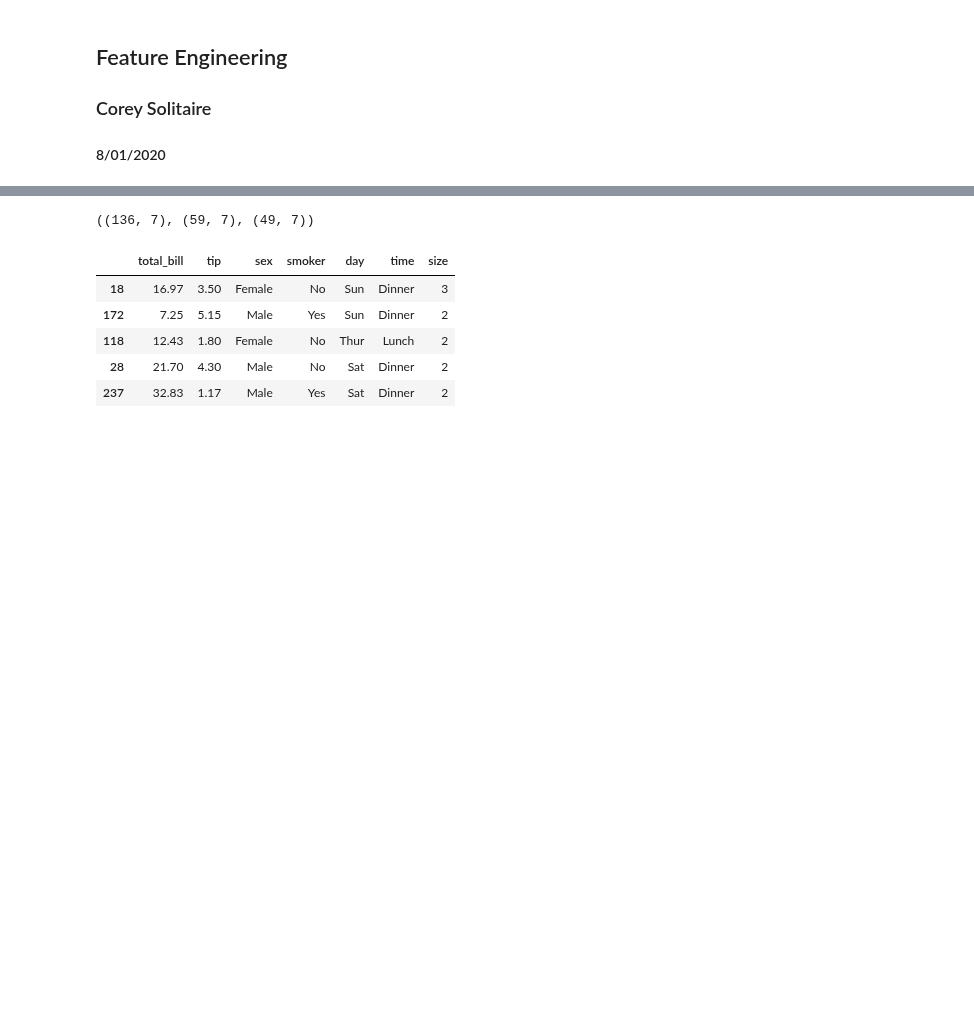
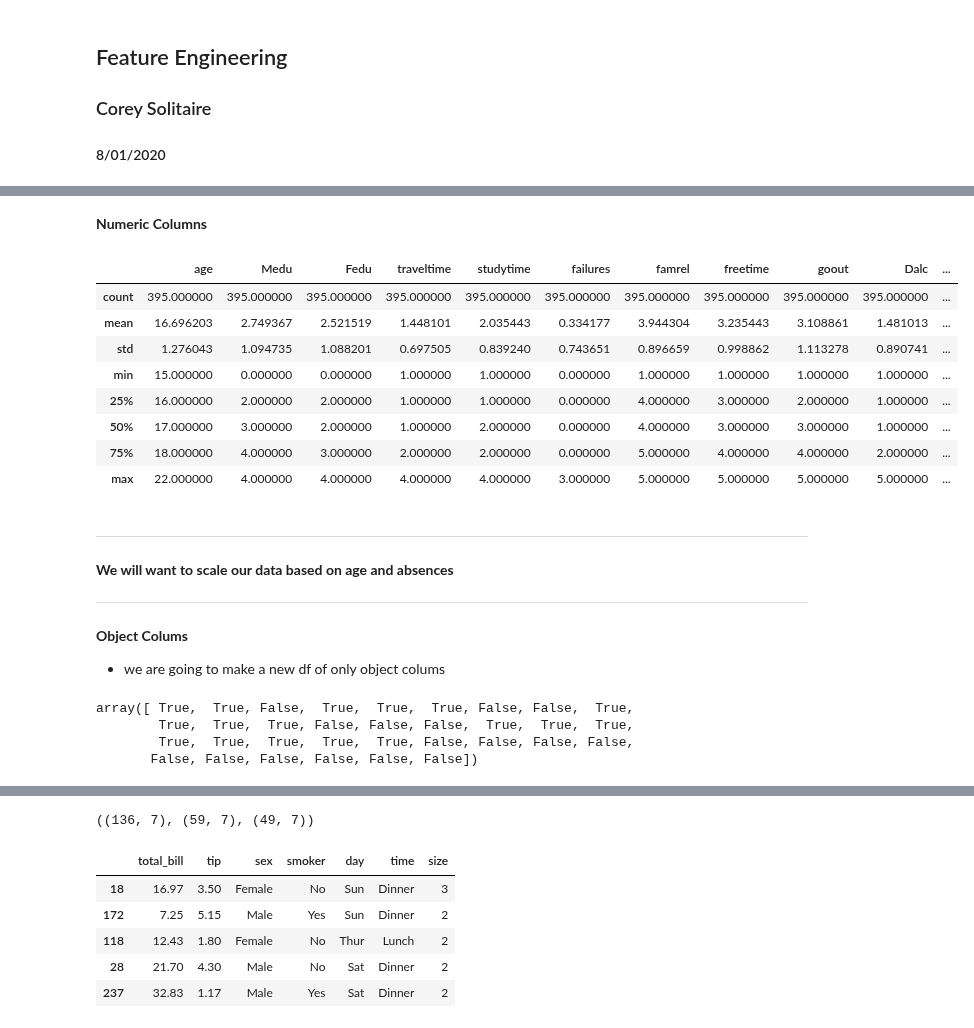
Before and after one commit to CSolitaire/regression-exercises, a Jupyter notebook: feature_engineering.ipynb, the cells around one changed output, grey strips where cells are left out. Cells and saved outputs as stored; diff of their text form; code cells hidden in the pictures; blank space fills up the shorter version.

```diff
--- a/feature_engineering.ipynb
+++ b/feature_engineering.ipynb
@@ -18,0 +112,3 @@ from statsmodels.formula.api import ols
+# %%
+df = pd.read_csv("student-mat.csv", sep=";")
+df.head()
@@ -18,0 +165,34 @@ from statsmodels.formula.api import ols
+# %% [markdown]
+**Numeric Columns**
+# %%
+df.describe()
+# %% [output]
+|  | age | Medu | Fedu | traveltime | studytime | failures | famrel | freetime | goout | Dalc | ... |
+| count | 395.000000 | 395.000000 | 395.000000 | 395.000000 | 395.000000 | 395.000000 | 395.000000 | 395.000000 | 395.000000 | 395.000000 | ... |
+| mean | 16.696203 | 2.749367 | 2.521519 | 1.448101 | 2.035443 | 0.334177 | 3.944304 | 3.235443 | 3.108861 | 1.481013 | ... |
+| std | 1.276043 | 1.094735 | 1.088201 | 0.697505 | 0.839240 | 0.743651 | 0.896659 | 0.998862 | 1.113278 | 0.890741 | ... |
+| min | 15.000000 | 0.000000 | 0.000000 | 1.000000 | 1.000000 | 0.000000 | 1.000000 | 1.000000 | 1.000000 | 1.000000 | ... |
+| 25% | 16.000000 | 2.000000 | 2.000000 | 1.000000 | 1.000000 | 0.000000 | 4.000000 | 3.000000 | 2.000000 | 1.000000 | ... |
+| 50% | 17.000000 | 3.000000 | 2.000000 | 1.000000 | 2.000000 | 0.000000 | 4.000000 | 3.000000 | 3.000000 | 1.000000 | ... |
+| 75% | 18.000000 | 4.000000 | 3.000000 | 2.000000 | 2.000000 | 0.000000 | 5.000000 | 4.000000 | 4.000000 | 2.000000 | ... |
+| max | 22.000000 | 4.000000 | 4.000000 | 4.000000 | 4.000000 | 3.000000 | 5.000000 | 5.000000 | 5.000000 | 5.000000 | ... |
+# %% [markdown]
+***
+
+**We will want to scale our data based on age and absences**
+
+***
+# %% [markdown]
+**Object Colums**
+- we are going to make a new df of only object colums
+# %%
+# df.dytpes == 'objects' returns a series.
+# convert this to an array
+
+mask = np.array(df.dtypes == 'object')
+mask
+# %% [output]
+array([ True,  True, False,  True,  True,  True, False, False,  True,
+        True,  True,  True, False, False, False,  True,  True,  True,
+        True,  True,  True,  True,  True, False, False, False, False,
+       False, False, False, False, False, False])
```
Also changed, not shown: parts of 59 cells of this notebook.
